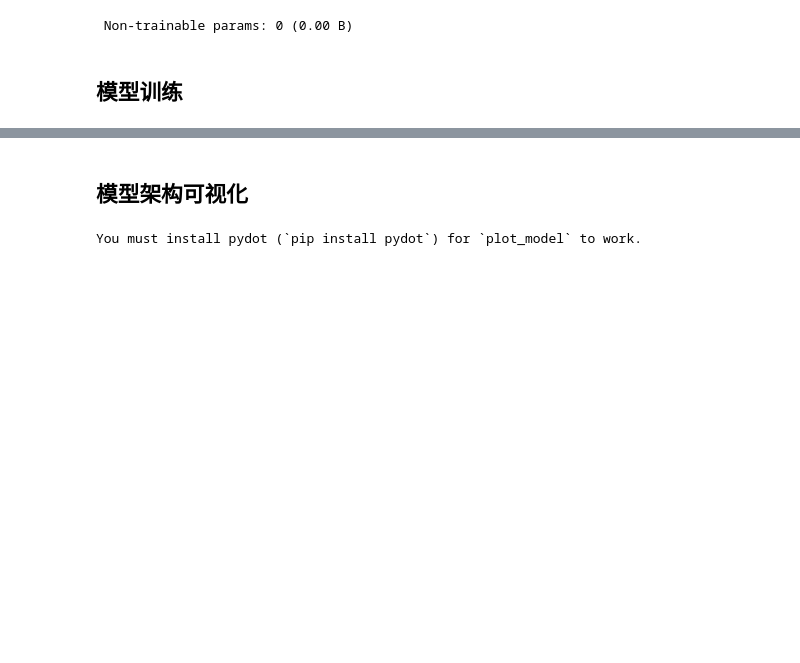
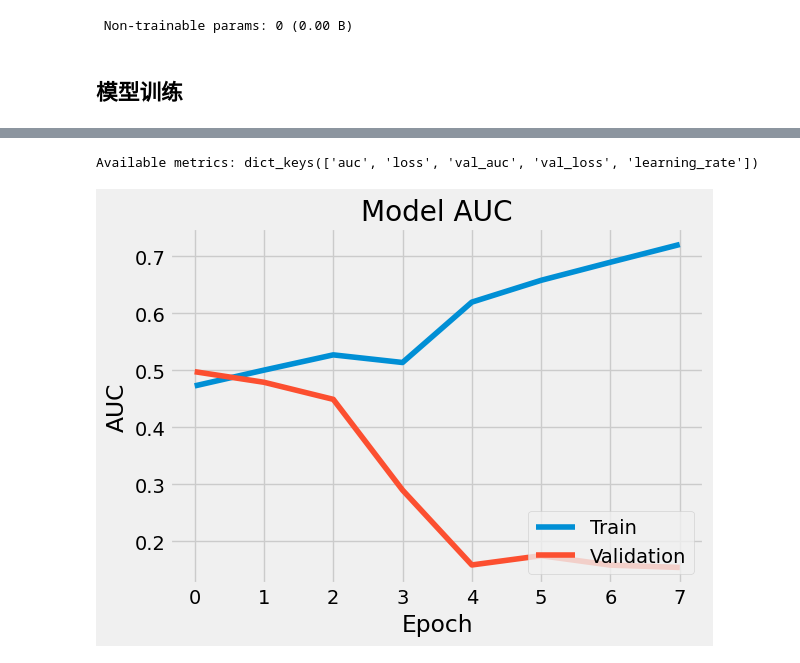
Before and after one commit to tkzzzzzz6/-Recommender-System-Evaluation, a Jupyter notebook: Rank/Compare2/DIN/main.ipynb, the cells around one changed output, grey strips where cells are left out. Drawn from its saved outputs; the diff is of its cells as text; code cells hidden in the pictures; blank space fills up the shorter version.

```diff
--- a/Rank/Compare2/DIN/main.ipynb
+++ b/Rank/Compare2/DIN/main.ipynb
@@ -153,7 +153,17 @@ plt.show()
-# %% [markdown]
-## 模型架构可视化
 # %%
-from tensorflow import keras
-keras.utils.plot_model(model, to_file='./DIN_arc.png', show_shapes=True)
+# 打印所有可用的指标名称
+print("Available metrics:", history.history.keys())
+
+# 然后根据实际的键名修改绘图代码
+plt.plot(history.history['auc'])
+plt.plot(history.history['val_auc'])
+plt.title('Model AUC')
+plt.ylabel('AUC')
+plt.xlabel('Epoch')
+plt.legend(['Train', 'Validation'], loc='lower right')
+
+plt.tight_layout()
+plt.show()
 # %% [output]
-You must install pydot (`pip install pydot`) for `plot_model` to work.
+Available metrics: dict_keys(['auc', 'loss', 'val_auc', 'val_loss', 'learning_rate'])
+[figure, added]
```
Also changed, not shown: parts of 2 cells of this notebook, 2 other files.
